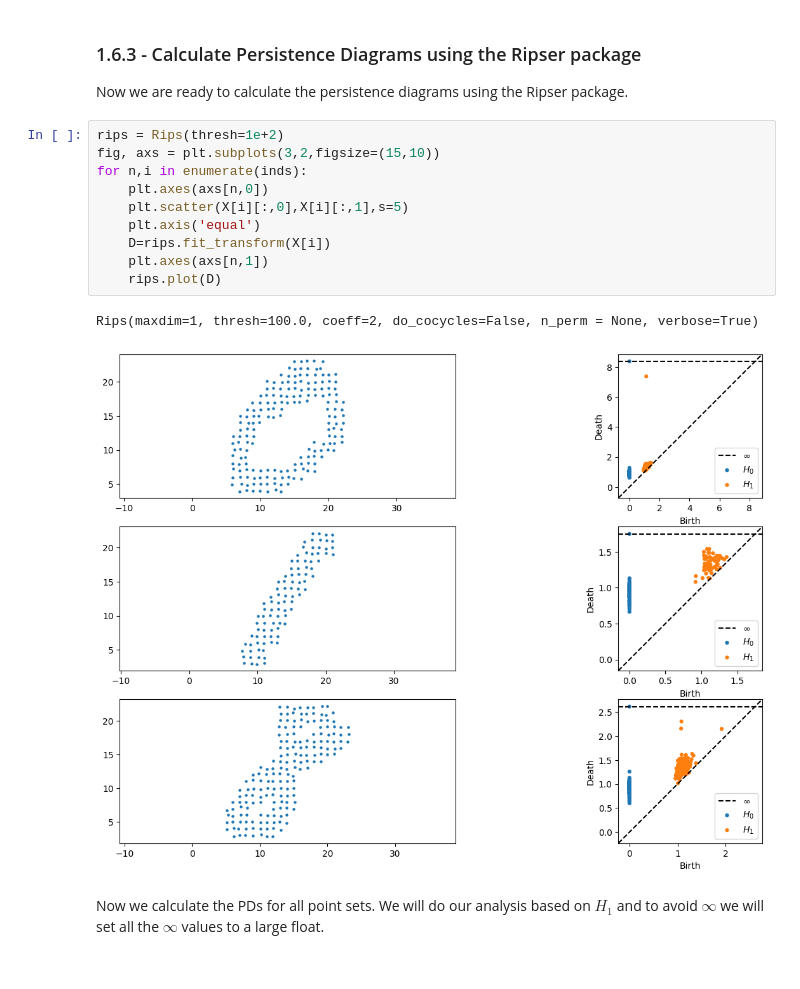
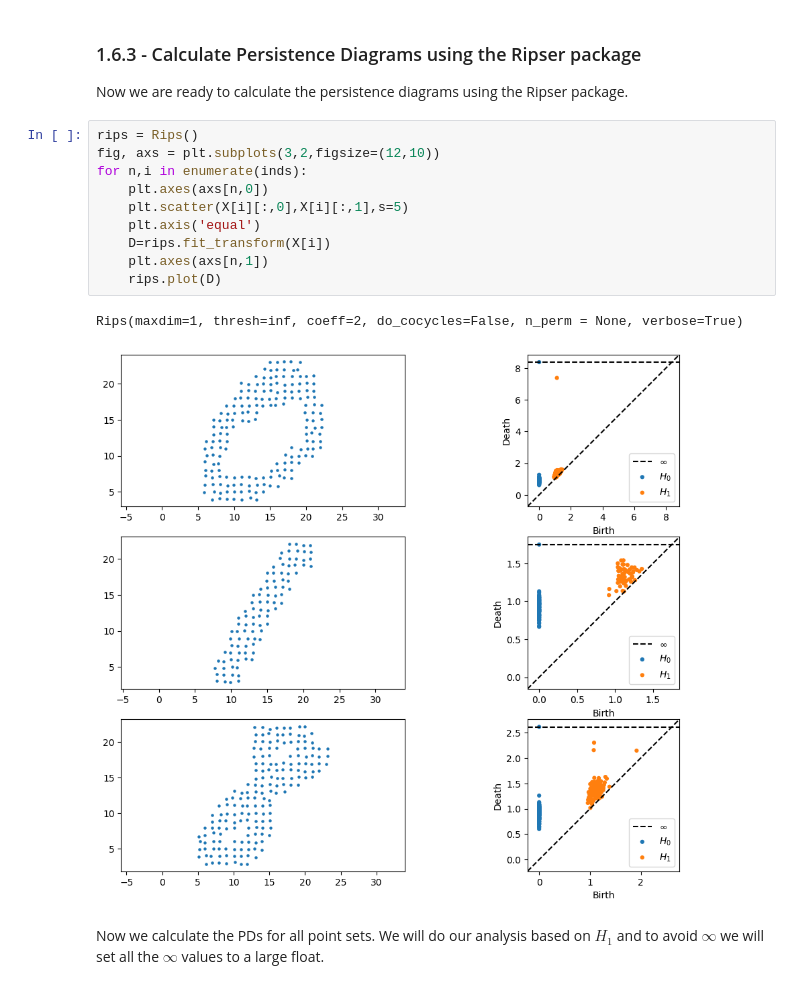
Before and after one commit to skolouri/TopoTrans, a Jupyter notebook: TDA_OT.ipynb, the cells around one changed output. Cells and saved outputs as stored; diff of their text form.

```diff
--- a/TDA_OT.ipynb
+++ b/TDA_OT.ipynb
@@ -139,18 +139,18 @@ for i in range(3):
 
 Now we are ready to calculate the persistence diagrams using the Ripser package.
 # %%
-rips = Rips(thresh=1e+2)
-fig, axs = plt.subplots(3,2,figsize=(15,10))
+rips = Rips()
+fig, axs = plt.subplots(3,2,figsize=(12,10))
 for n,i in enumerate(inds):
     plt.axes(axs[n,0])
     plt.scatter(X[i][:,0],X[i][:,1],s=5)
     plt.axis('equal')
     D=rips.fit_transform(X[i])
     plt.axes(axs[n,1])
     rips.plot(D)
 # %% [output]
-Rips(maxdim=1, thresh=100.0, coeff=2, do_cocycles=False, n_perm = None, verbose=True)
+Rips(maxdim=1, thresh=inf, coeff=2, do_cocycles=False, n_perm = None, verbose=True)
-[figure, old version]
+[figure, new version]
 # %% [markdown]
 Now we calculate the PDs for all point sets. We will do our analysis based on $H_1$ and to avoid $\infty$ we will set all the $\infty$ values to a large float.
 # %%
```
Also changed, not shown: parts of 7 cells of this notebook.
